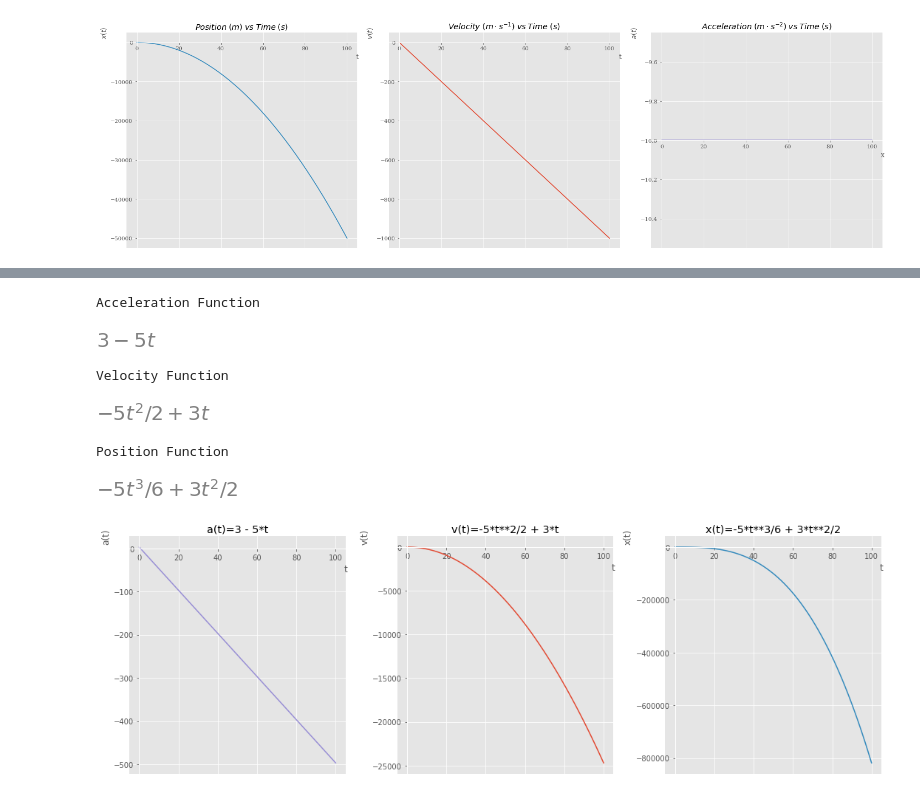
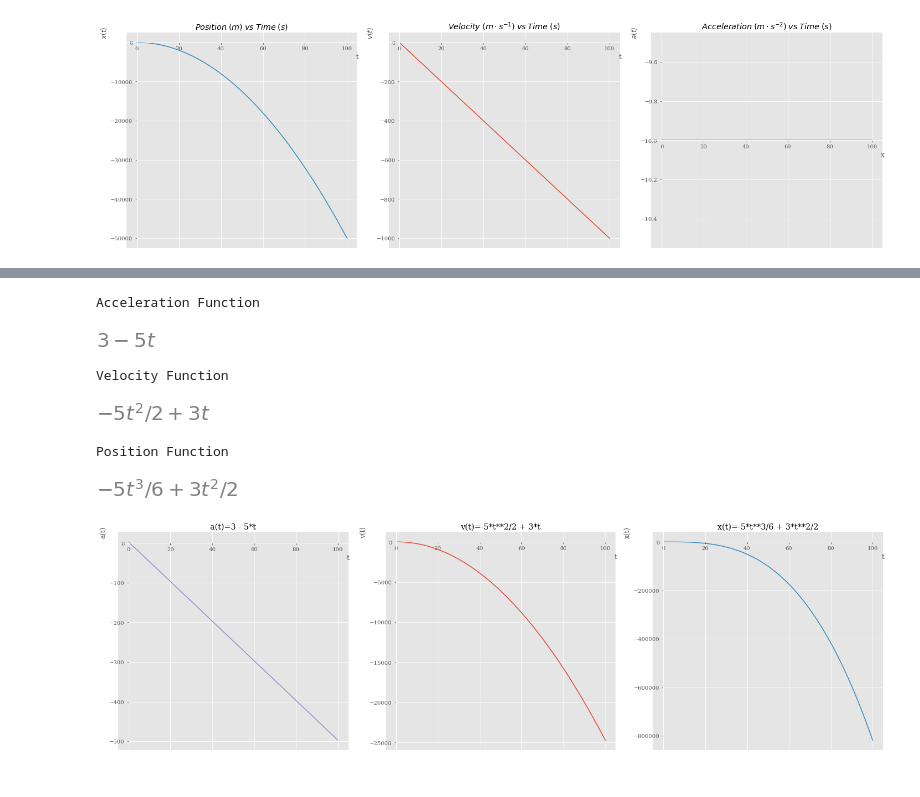
Before and after one commit to Muhammad-Nabeel-Sh/Interactive_Notebooks, a Jupyter notebook: Physics_Motion_1D.ipynb, the cells around one changed output, grey strips where cells are left out. Cells and saved outputs as stored; diff of their text form; code cells hidden in the pictures.

```diff
--- a/Physics_Motion_1D.ipynb
+++ b/Physics_Motion_1D.ipynb
@@ -155,28 +155,28 @@ Position Function
 # %%
 acceleration_function = input("Enter the acceleration function in terms of t a(t)= ")
 acceleration_argument = sp.expand(acceleration_function)
 print("Acceleration Function")
 display(acceleration_argument)
 
 velocity_function = sp.expand(sp.integrate(acceleration_function,t))
 print("Velocity Function")
 display(velocity_function)
 
 position_function = sp.expand(sp.integrate(velocity_function,t))
 print("Position Function")
 display(position_function)
 
 pos = sp.plot(position_function,(t,0,100), title=f"x(t)={position_function}", ylabel='x(t)', show=False, line_color="#348abd")
 vel = sp.plot(velocity_function,(t,0,100), title=f"v(t)={velocity_function}", ylabel='v(t)', show=False, line_color="#e24a33")
 acc = sp.plot(acceleration_argument,(t,0,100), title=f"a(t)={acceleration_argument}", ylabel='a(t)', show=False, line_color="#988ed5")
 
-plot_grid = sp.plotting.PlotGrid(1,3,acc,vel,pos, size=(15,5))
+plot_grid = sp.plotting.PlotGrid(1,3,acc,vel,pos, size=(20,6))
 # plot_grid.show()
 # %% [output]
 Acceleration Function
 [figure]
 Velocity Function
 [figure]
 Position Function
 [figure]
-[figure, old version]
+[figure, new version]
```
Also changed, not shown: parts of 1 cell of this notebook, 1 other file.
